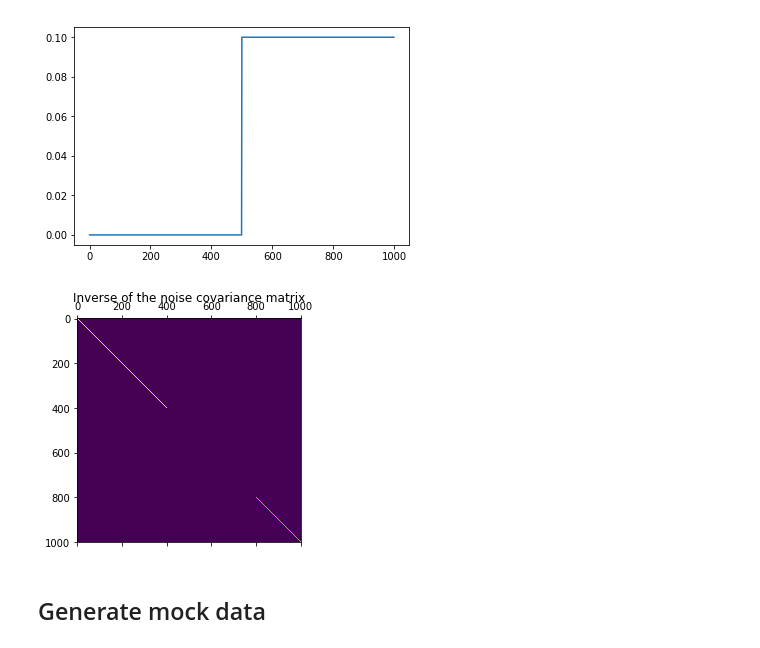
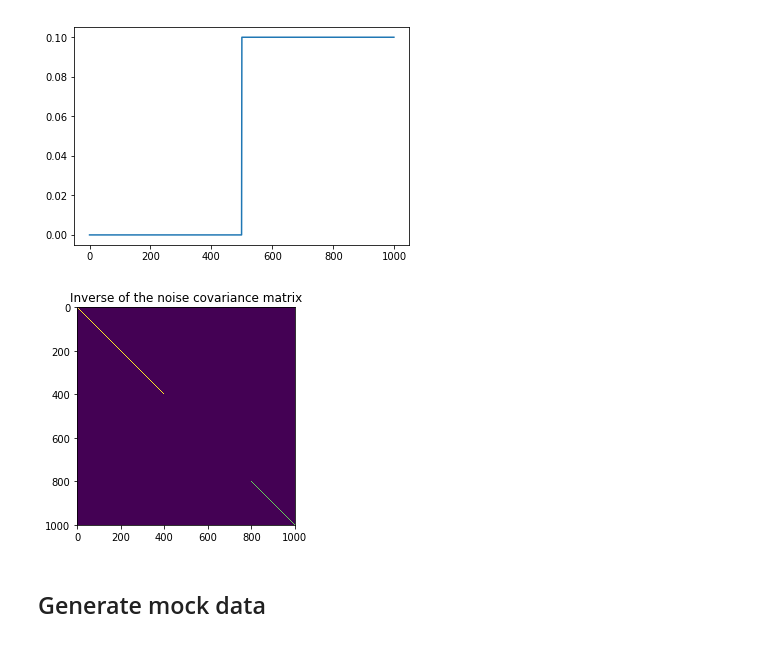
Before and after one commit to florent-leclercq/Bayes_InfoTheory, a Jupyter notebook: WienerFilter_denoising.ipynb, the cells around one changed output. Saved outputs shown, nothing was run; the diff lists cells and outputs as text; code cells hidden in the pictures.

```diff
--- a/WienerFilter_denoising.ipynb
+++ b/WienerFilter_denoising.ipynb
@@ -57,11 +57,11 @@ plt.show()
 # %%
 invnoisecovarmat=np.diagflat(mask/noisecovar)
 # %%
-plt.matshow(np.log(invnoisecovarmat+epsilon), cmap='viridis')
+plt.imshow(np.log(invnoisecovarmat+epsilon), cmap='viridis')
 plt.title("Inverse of the noise covariance matrix")
 plt.show()
 # %% [output]
-[figure, old version]
+[figure, new version]
 # %% [markdown]
 ## Generate mock data
 # %% [markdown]
```
Also changed, not shown: parts of 3 cells of this notebook, 2 other files.
